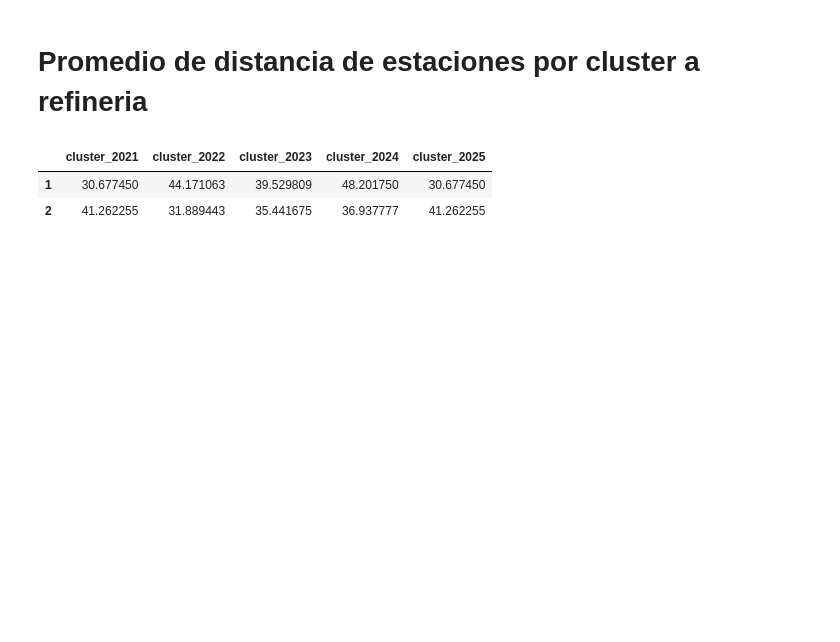
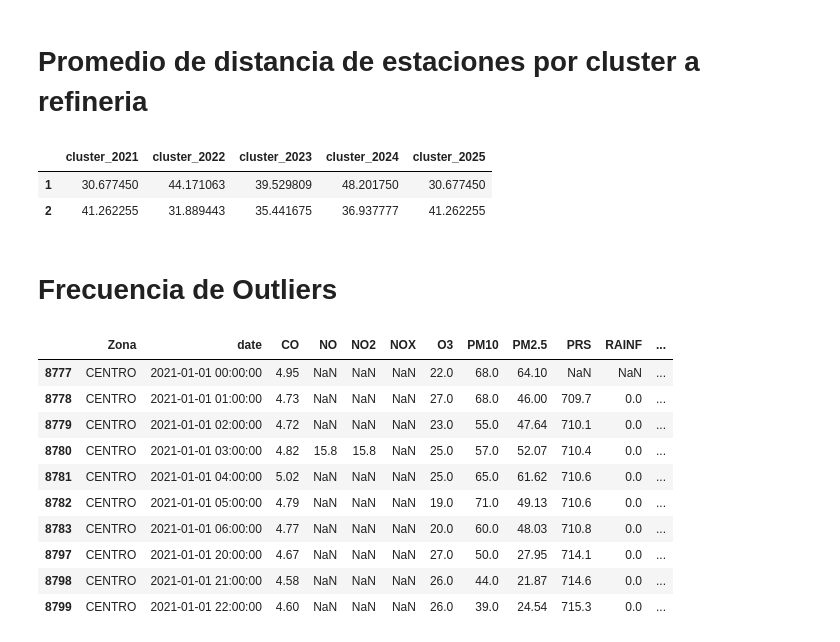
Before and after one commit to andreroblesb/airemty, a Jupyter notebook: conglomerados_night.ipynb, the cells around one changed output. Cells and saved outputs as stored; diff of their text form; code cells hidden in the pictures; blank space fills up the shorter version.

```diff
--- a/conglomerados_night.ipynb
+++ b/conglomerados_night.ipynb
@@ -636,3 +636,5 @@ dist_med_porclust_df
 |  | cluster_2021 | cluster_2022 | cluster_2023 | cluster_2024 | cluster_2025 |
 | 1 | 30.677450 | 44.171063 | 39.529809 | 48.201750 | 30.677450 |
 | 2 | 41.262255 | 31.889443 | 35.441675 | 36.937777 | 41.262255 |
+# %% [markdown]
+# Frecuencia de Outliers
@@ -638,0 +650,14 @@ dist_med_porclust_df
+# %%
+df_noche_raw.head(10)
+# %% [output]
+|  | Zona | date | CO | NO | NO2 | NOX | O3 | PM10 | PM2.5 | PRS | RAINF | ... |
+| 8777 | CENTRO | 2021-01-01 00:00:00 | 4.95 | NaN | NaN | NaN | 22.0 | 68.0 | 64.10 | NaN | NaN | ... |
+| 8778 | CENTRO | 2021-01-01 01:00:00 | 4.73 | NaN | NaN | NaN | 27.0 | 68.0 | 46.00 | 709.7 | 0.0 | ... |
+| 8779 | CENTRO | 2021-01-01 02:00:00 | 4.72 | NaN | NaN | NaN | 23.0 | 55.0 | 47.64 | 710.1 | 0.0 | ... |
+| 8780 | CENTRO | 2021-01-01 03:00:00 | 4.82 | 15.8 | 15.8 | NaN | 25.0 | 57.0 | 52.07 | 710.4 | 0.0 | ... |
+| 8781 | CENTRO | 2021-01-01 04:00:00 | 5.02 | NaN | NaN | NaN | 25.0 | 65.0 | 61.62 | 710.6 | 0.0 | ... |
+| 8782 | CENTRO | 2021-01-01 05:00:00 | 4.79 | NaN | NaN | NaN | 19.0 | 71.0 | 49.13 | 710.6 | 0.0 | ... |
+| 8783 | CENTRO | 2021-01-01 06:00:00 | 4.77 | NaN | NaN | NaN | 20.0 | 60.0 | 48.03 | 710.8 | 0.0 | ... |
+| 8797 | CENTRO | 2021-01-01 20:00:00 | 4.67 | NaN | NaN | NaN | 27.0 | 50.0 | 27.95 | 714.1 | 0.0 | ... |
+| 8798 | CENTRO | 2021-01-01 21:00:00 | 4.58 | NaN | NaN | NaN | 26.0 | 44.0 | 21.87 | 714.6 | 0.0 | ... |
+| 8799 | CENTRO | 2021-01-01 22:00:00 | 4.60 | NaN | NaN | NaN | 26.0 | 39.0 | 24.54 | 715.3 | 0.0 | ... |
```
Also changed, not shown: parts of 4 cells of this notebook, 2 other files.
